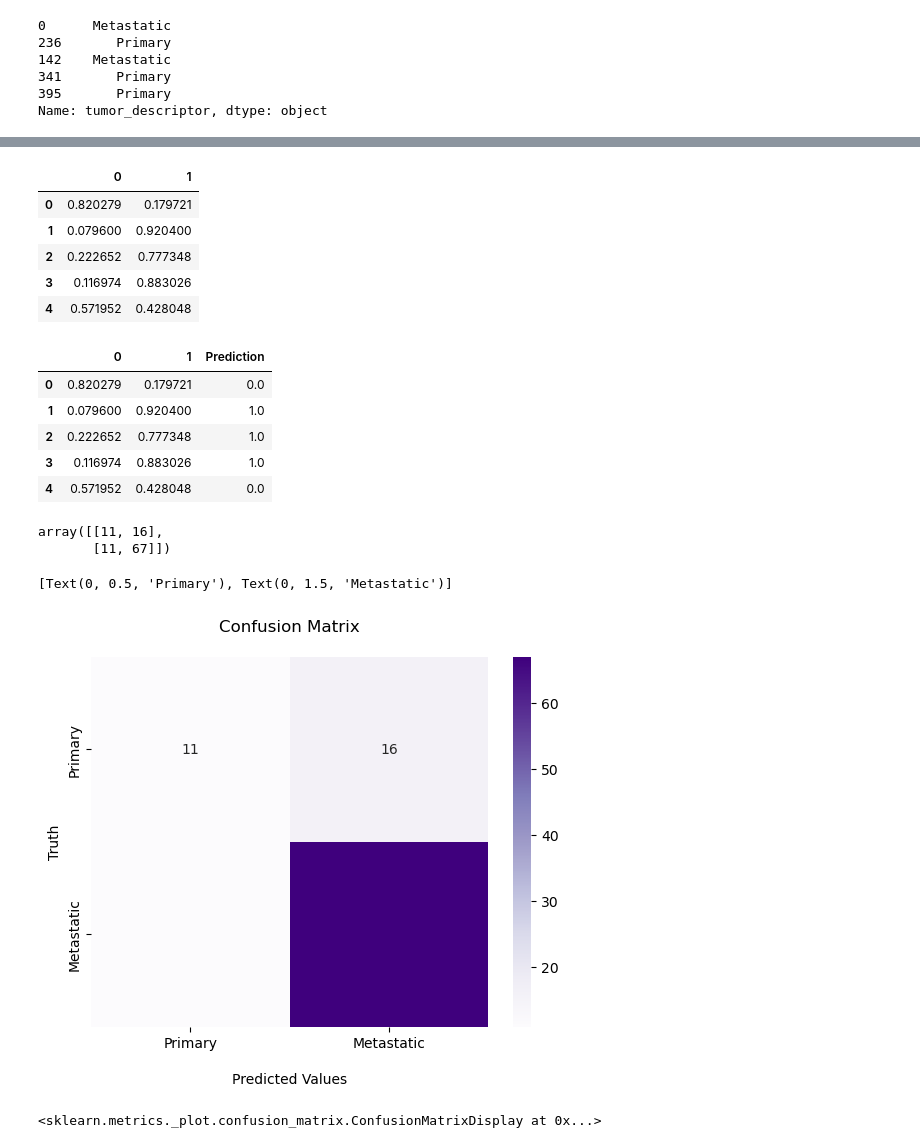
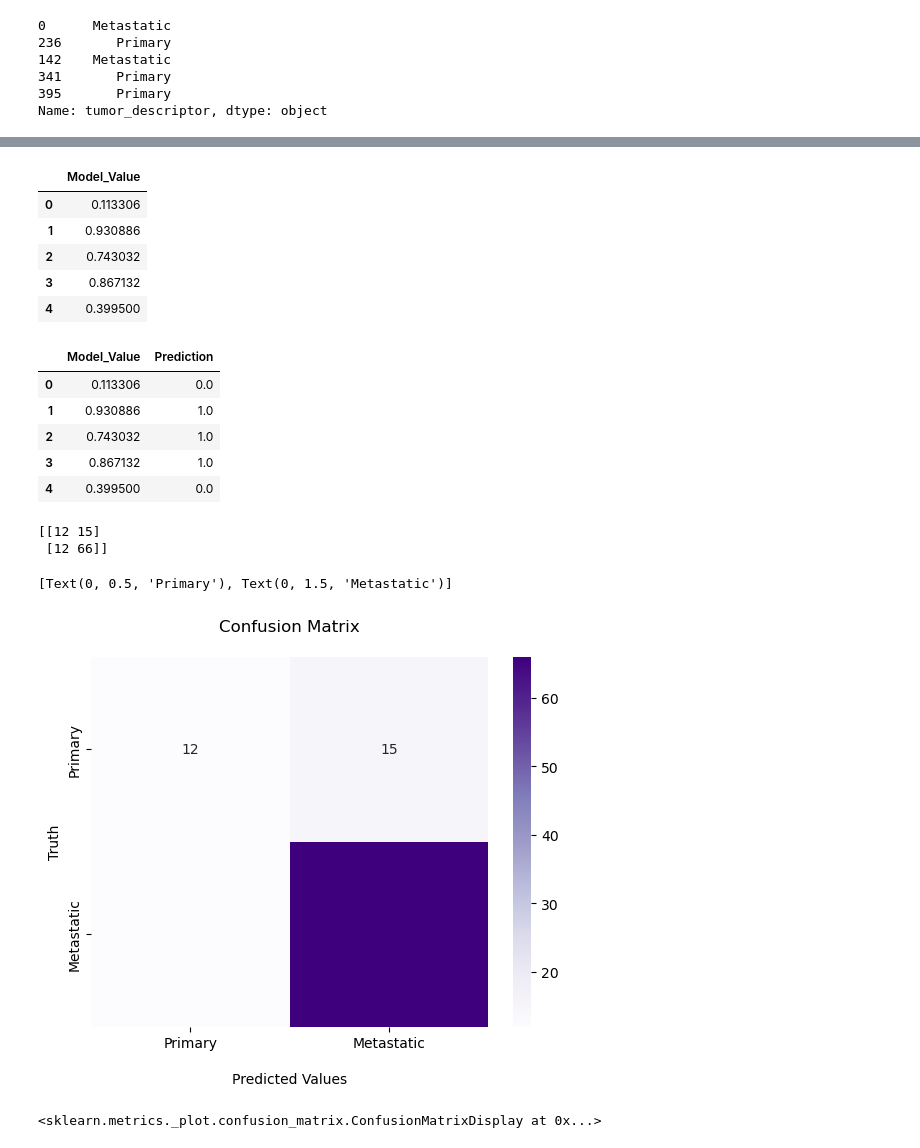
Before and after one commit to SciOmics/TCGA_Melanoma_RNASeq, a Jupyter notebook: code/11_Neural_Net.ipynb, the cells around one changed output, grey strips where cells are left out. Cells and saved outputs as stored; diff of their text form; code cells hidden in the pictures.

```diff
--- a/code/11_Neural_Net.ipynb
+++ b/code/11_Neural_Net.ipynb
@@ -162,6 +162,6 @@ x_test.shape
 # define the keras model
 model = Sequential()
 model.add(Dense(16, input_shape=(27,), activation='relu'))
-model.add(Dense(32, activation='relu'))
-#model.add(Dense(1, activation='sigmoid'))
-model.add(Dense(2, activation='softmax'))
+model.add(Dense(16, activation='relu'))
+model.add(Dense(1, activation='sigmoid'))
+#model.add(Dense(2, activation='softmax'))
@@ -185,8 +191,9 @@ Non-trainable params: 0 (0.00 Byte)
 _________________________________________________________________
 # %%
 # compile the keras model
-#model.compile(loss='binary_crossentropy', optimizer='adam', metrics=['accuracy'])
-model.compile(loss='sparse_categorical_crossentropy', optimizer='adam', metrics=['accuracy'])
+model.compile(loss='binary_crossentropy', optimizer='sgd', metrics=[keras.metrics.AUC()])
+#model.compile(loss='binary_crossentropy', optimizer='rmsprop', metrics=['sparse_categorical_accuracy'])
+#model.compile(loss='sparse_categorical_crossentropy', optimizer='adam', metrics=['accuracy'])
 # %%
 y_train["tumor_descriptor"].head()
 # %% [output]
@@ -201,7 +208,7 @@ Name: tumor_descriptor, dtype: object
 model.fit(x_train.iloc[:,1:28],
           y_train["metastatic"],
           validation_split = 0.2,
-          epochs = 250,
-          batch_size = 50,
+          epochs = 100,
+          batch_size = 35,
           verbose = 2)
 # %% [output]
@@ -252,29 +255,31 @@ for i in predictions:
 # %%
-predictions = pd.DataFrame(predictions)
+predictions = pd.DataFrame(predictions,
+                           columns = ["Model_Value"])
 predictions.head()
 # %% [output]
-|  | 0 | 1 |
-| 0 | 0.820279 | 0.179721 |
-| 1 | 0.079600 | 0.920400 |
-| 2 | 0.222652 | 0.777348 |
-| 3 | 0.116974 | 0.883026 |
-| 4 | 0.571952 | 0.428048 |
+|  | Model_Value |
+| 0 | 0.113306 |
+| 1 | 0.930886 |
+| 2 | 0.743032 |
+| 3 | 0.867132 |
+| 4 | 0.399500 |
 # %%
-predictions["Prediction"] = predictions.iloc[:,1].round(0)
+predictions["Prediction"] = predictions.iloc[:,0].round(0)
 predictions.head()
 # %% [output]
-|  | 0 | 1 | Prediction |
-| 0 | 0.820279 | 0.179721 | 0.0 |
-| 1 | 0.079600 | 0.920400 | 1.0 |
-| 2 | 0.222652 | 0.777348 | 1.0 |
-| 3 | 0.116974 | 0.883026 | 1.0 |
-| 4 | 0.571952 | 0.428048 | 0.0 |
+|  | Model_Value | Prediction |
+| 0 | 0.113306 | 0.0 |
+| 1 | 0.930886 | 1.0 |
+| 2 | 0.743032 | 1.0 |
+| 3 | 0.867132 | 1.0 |
+| 4 | 0.399500 | 0.0 |
 # %%
 conf_maxtrix = confusion_matrix(y_true = y_test["metastatic"],
                                 y_pred = predictions["Prediction"])
+print(conf_maxtrix)
 # %% [output]
-array([[11, 16],
-       [11, 67]])
+[[12 15]
+ [12 66]]
 # %%
 ax = sns.heatmap(conf_maxtrix, annot = True, cmap = 'Purples')
 
@@ -284,9 +289,11 @@ ax.set_ylabel('Truth');
 
 ax.xaxis.set_ticklabels(['Primary','Metastatic'])
 ax.yaxis.set_ticklabels(['Primary','Metastatic'])
+
+#bottom annotations are missing?
 # %% [output]
 [Text(0, 0.5, 'Primary'), Text(0, 1.5, 'Metastatic')]
-[figure, old version]
+[figure, new version]
 # %%
 ConfusionMatrixDisplay.from_predictions(y_test["metastatic"],
                                         predictions["Prediction"],
```
Also changed, not shown: parts of 7 cells of this notebook.
